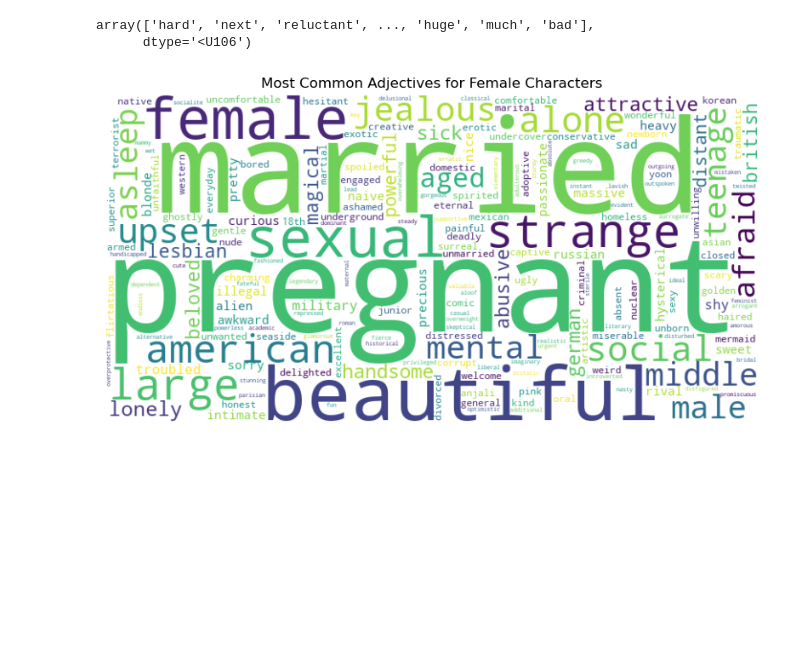
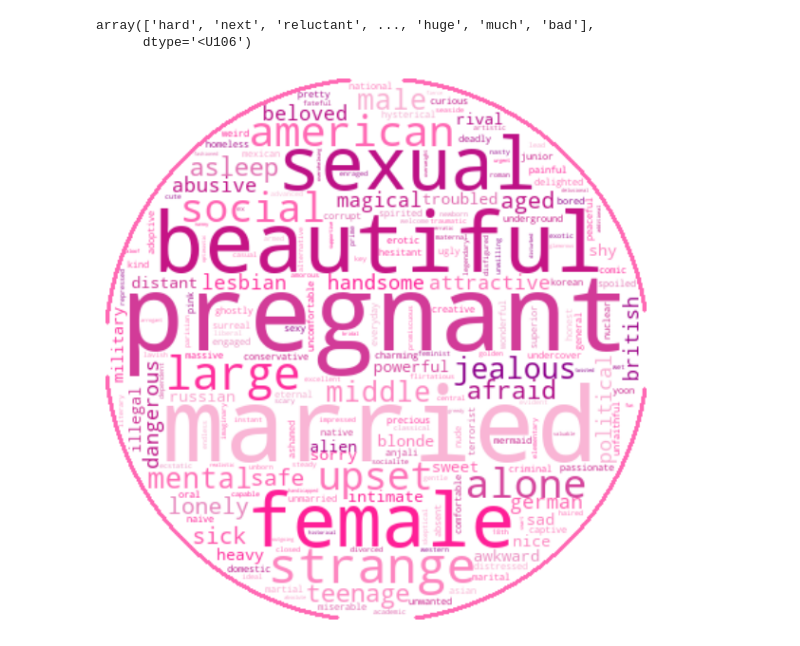
Before and after one commit to epfl-ada/ada-2024-project-badax, a Jupyter notebook: gender_adjectives.ipynb, the cells around one changed output. Cells and saved outputs as stored; diff of their text form; code cells hidden in the pictures; blank space fills up the shorter version.

```diff
--- a/gender_adjectives.ipynb
+++ b/gender_adjectives.ipynb
@@ -176,12 +103,10 @@ male_movies.to_pickle("male_movies.pkl")
 # %%
-import pickle
-import spacy
-from collections import Counter
-import re
-from wordcloud import WordCloud
-import multiprocessing as mp
-female_movies = pd.read_pickle("female_movies.pkl")
-male_movies = pd.read_pickle("male_movies.pkl")
+# import pickle
+# import spacy
+# from collections import Counter
+# import re
+# from wordcloud import WordCloud
+# import multiprocessing as mp
 # %%
 female_movies
 male_movies
@@ -261,25 +186,63 @@ fem_verb_counts, male_verb_counts = filter_similar_counts(fem_verb_counts, male_
 # %%
+from wordcloud import WordCloud
+import numpy as np
+import matplotlib.pyplot as plt
+from matplotlib.colors import LinearSegmentedColormap
 
+# Define adjusted high-contrast color maps with no pure white
+adjusted_female_colors = LinearSegmentedColormap.from_list(
+    "adjusted_female", ["#FF1493", "#FF69B4", "#F8BFD9", "#C71585", "#8B008B"]
+)
+adjusted_male_colors = LinearSegmentedColormap.from_list(
+    "adjusted_male", ["#1E90FF", "#87CEFA", "#B0C4DE", "#0000CD", "#000080"]
+)
 
-# Generate the word cloud using word frequencies
-wordcloud = WordCloud(width=800, height=400, background_color='white').generate_from_frequencies(fem_adj_counts)
+# Create a mask for the word cloud (ellipse-shaped mask)
+def create_ellipse_mask(width, height):
+    y, x = np.ogrid[:height, :width]
+    center_x, center_y = width / 2, height / 2
+    mask = (x - center_x) ** 2 / (width / 2) ** 2 + (y - center_y) ** 2 / (height / 2) ** 2 <= 1
+    # Invert the mask (255 inside the ellipse, 0 outside)
+    return 255 - 255 * mask.astype(np.uint8)
 
-# Display the word cloud
-plt.figure(figsize=(10, 5))
-plt.imshow(wordcloud, interpolation='bilinear')
+ellipse_mask = create_ellipse_mask(400, 400)
+
+# Generate the word cloud for female adjectives
+wordcloud_fem = WordCloud(
+    width=400, height=400,
+    background_color='white',
+    colormap=adjusted_female_colors,
+    mask=ellipse_mask,
+    contour_width=2,
+    contour_color='hotpink'
+).generate_from_frequencies(fem_adj_counts)
+
+# Display the female word cloud
+plt.figure(figsize=(6, 6))
+plt.imshow(wordcloud_fem, interpolation='bilinear')
 plt.axis('off')
-plt.title('Most Common Adjectives for Female Characters')
-
+# plt.title('Most Common Adjectives for Female Dominant Films', fontsize=16, fontweight='bold')
+plt.tight_layout()
+plt.savefig('female_adj_wordcloud.png')
 plt.show()
 
-# Generate the word cloud using word frequencies
-wordcloud = WordCloud(width=800, height=400, background_color='white').generate_from_frequencies(male_adj_counts)
+# Generate the word cloud for male adjectives
+wordcloud_male = WordCloud(
+    width=400, height=400,
+    background_color='white',
+    colormap=adjusted_male_colors,
+    mask=ellipse_mask,
+    contour_width=2,
+    contour_color='darkblue'
+).generate_from_frequencies(male_adj_counts)
 
-# Display the word cloud
-plt.figure(figsize=(10, 5))
-plt.imshow(wordcloud, interpolation='bilinear')
+# Display the male word cloud
+plt.figure(figsize=(6, 6))
+plt.imshow(wordcloud_male, interpolation='bilinear')
 plt.axis('off')
-plt.title('Most Common Adjectives for Male Characters')
+# plt.title('Most Common Adjectives for Male Dominant Films', fontsize=16, fontweight='bold')
+plt.tight_layout()
+plt.savefig('male_adj_wordcloud.png')
 plt.show()
 # %% [output]
-[figure, old version]
+[figure, new version]
```
Also changed, not shown: parts of 22 cells of this notebook, 4 other files.
